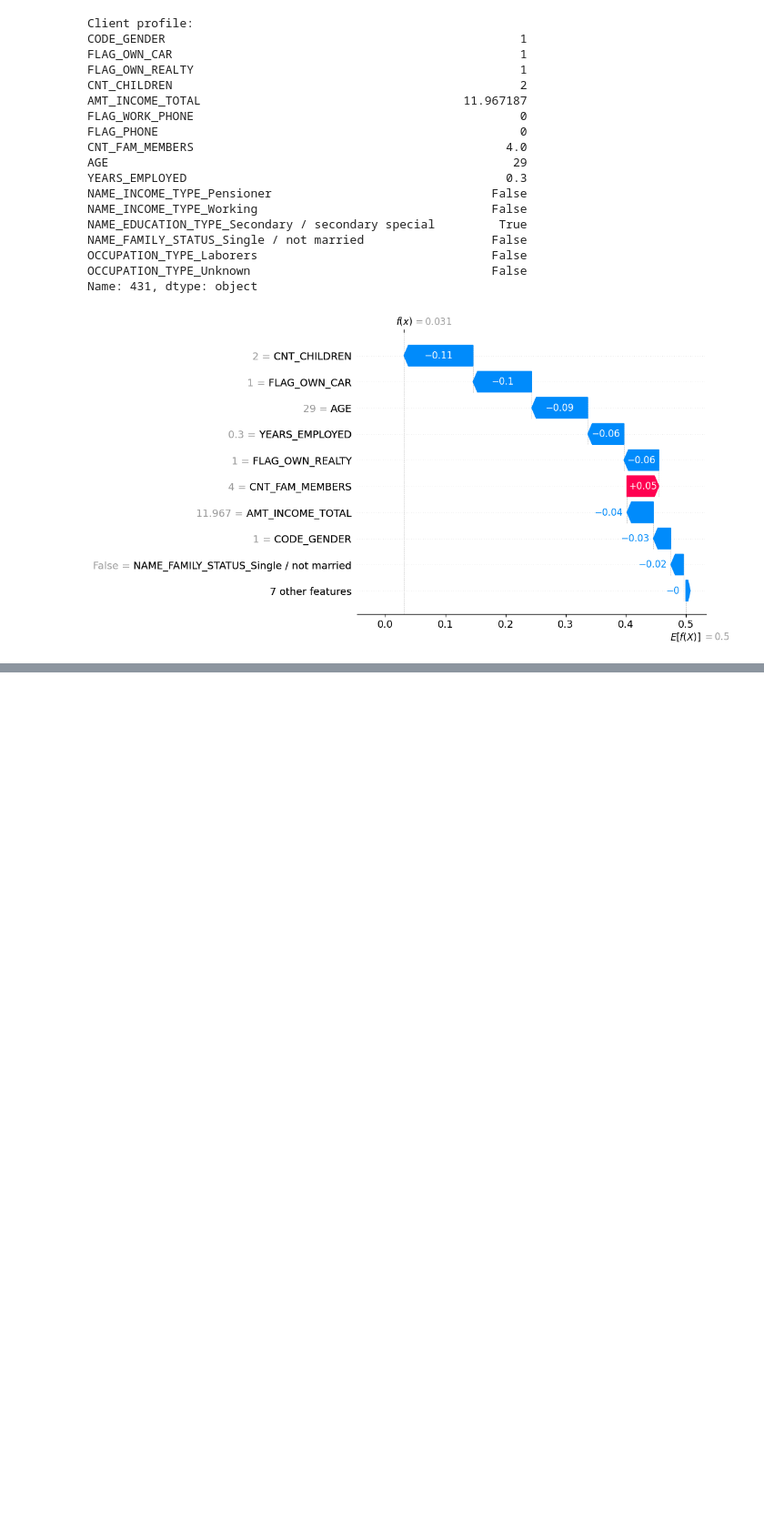
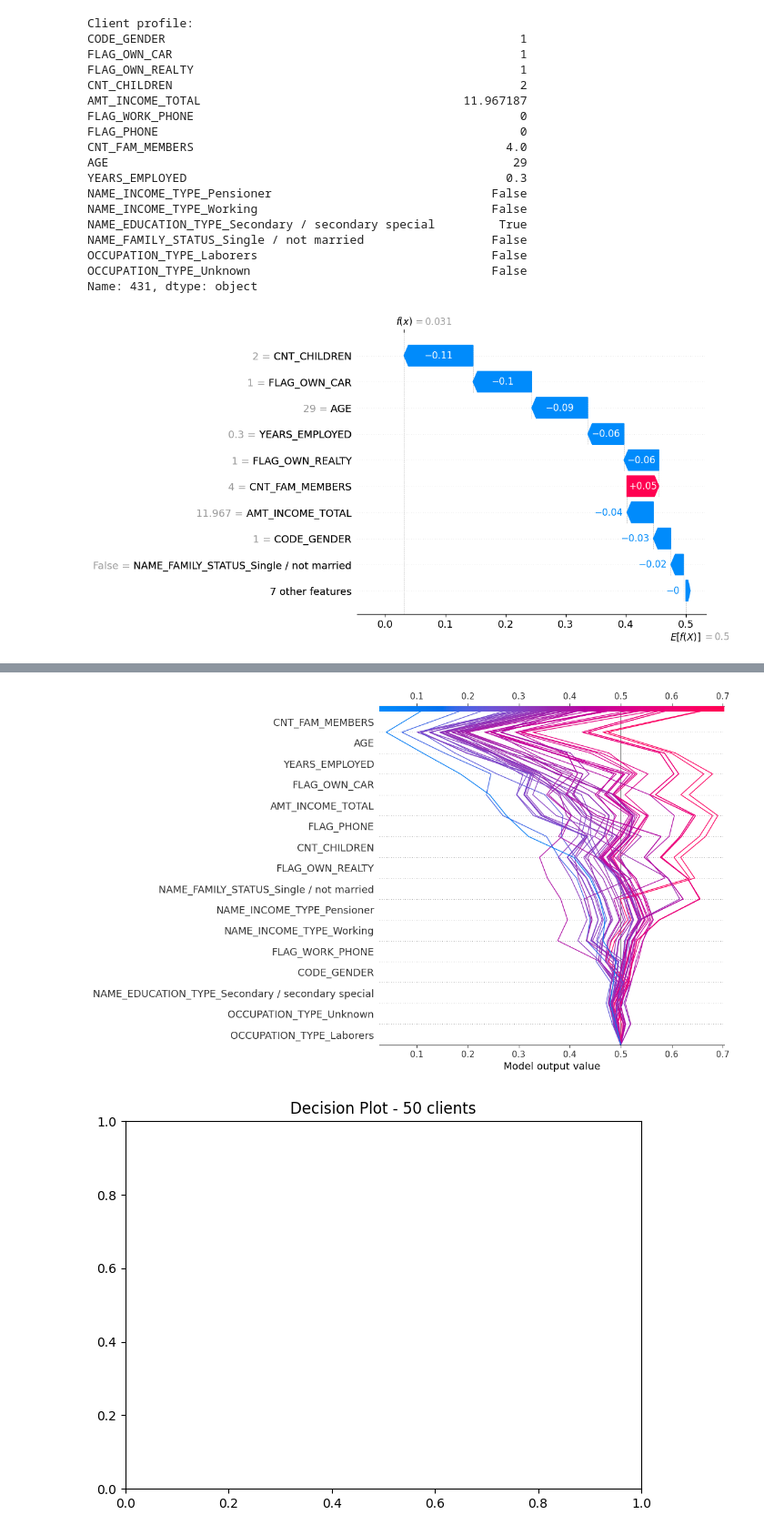
Before and after one commit to DiegoMB99/credit-card-approval, a Jupyter notebook: 04_shap.ipynb, the cells around one changed output, grey strips where cells are left out. Shown at 91% size. Cells and saved outputs as stored; diff of their text form; code cells hidden in the pictures; blank space fills up the shorter version.

```diff
--- a/04_shap.ipynb
+++ b/04_shap.ipynb
@@ -136,0 +167,15 @@ Name: 431, dtype: object
+# %%
+# 3. Decision plot - prediction path for multiple clients
+# Show 50 clients to avoid visual clutter
+shap.decision_plot(
+    explainer.expected_value[1],
+    shap_values_bad[:50],
+    X_sample_reset.iloc[:50],
+    feature_names=selected_features
+)
+plt.title("Decision Plot - 50 clients")
+plt.tight_layout()
+plt.show()
+# %% [output]
+[figure, added]
+[figure, added]
```
Also changed, not shown: parts of 4 cells of this notebook, 1 other file.
